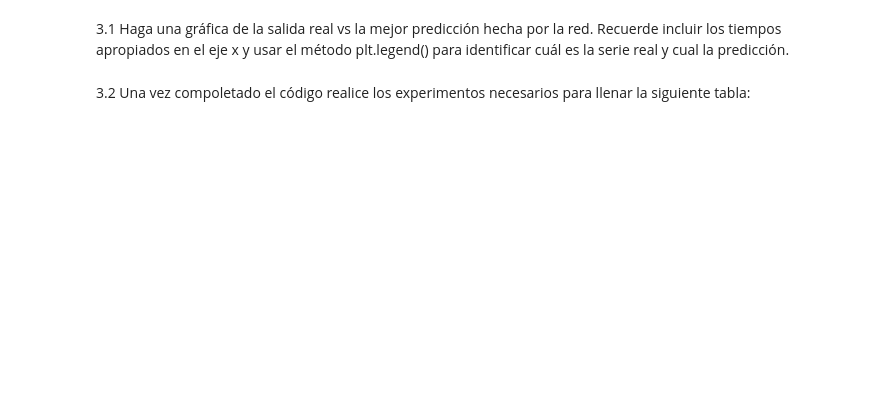
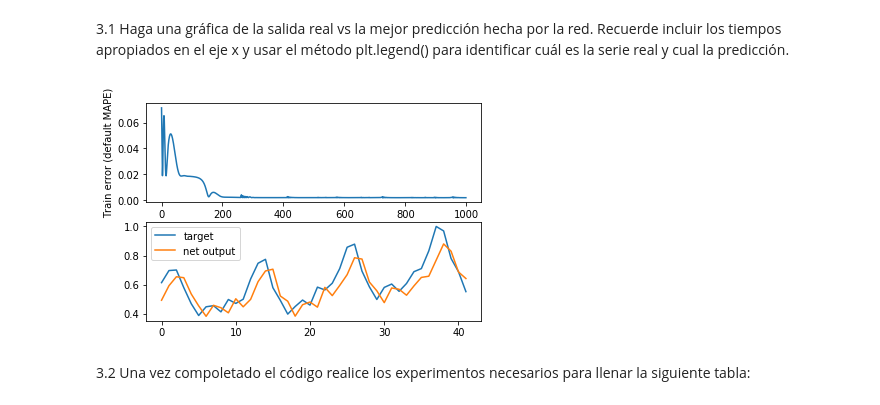
Before and after one commit to kevinmaiden7/ML_IntroductoryCourse, a Jupyter notebook: Labs/Lab_4/Lab_4.2_RNN_SOM.ipynb, the cells around one changed output. Saved outputs shown, nothing was run; the diff lists cells and outputs as text; code cells hidden in the pictures; blank space fills up the shorter version.

```diff
--- a/Labs/Lab_4/Lab_4.2_RNN_SOM.ipynb
+++ b/Labs/Lab_4/Lab_4.2_RNN_SOM.ipynb
@@ -278,3 +303,18 @@ plt...
+# %%
+# Gráfica
+import pylab as pl
+pl.subplot(211)
+pl.plot(error)
+pl.xlabel('Epoch number')
+pl.ylabel('Train error (default MAPE)')
+
+pl.subplot(212)
+pl.plot(testY)
+pl.plot(output)
+pl.legend(['target', 'net output'])
+pl.show()
+# %% [output]
+[figure, added]
 # %% [markdown]
 3.2 Una vez compoletado el código realice los experimentos necesarios para llenar la siguiente tabla:
 # %%
```
Also changed, not shown: parts of 18 cells of this notebook, 1 other file.
